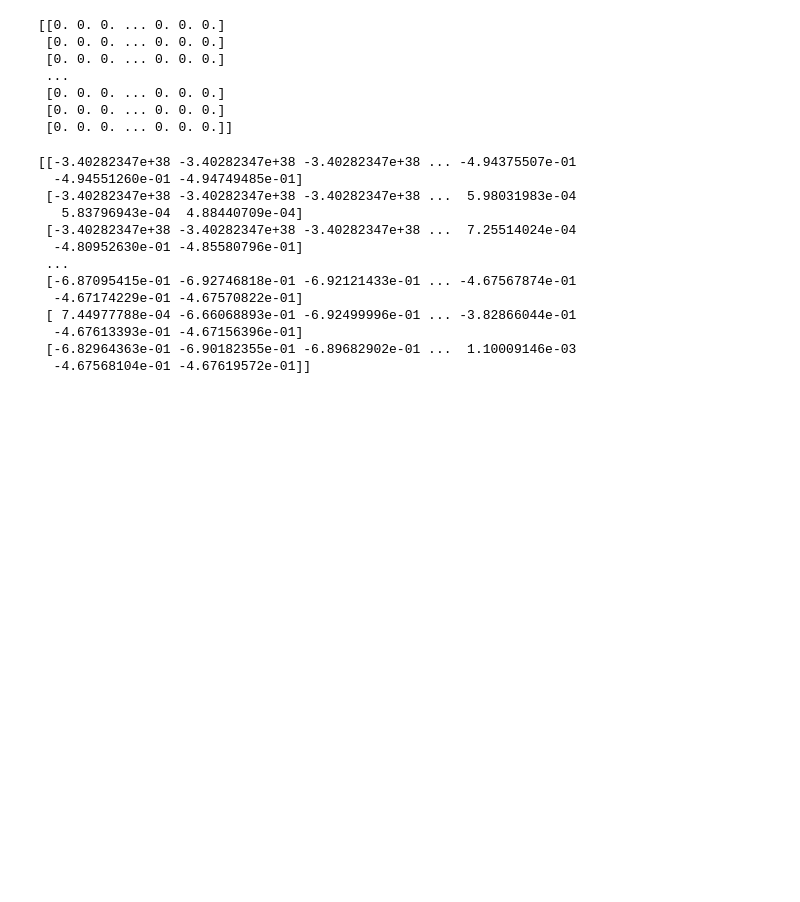
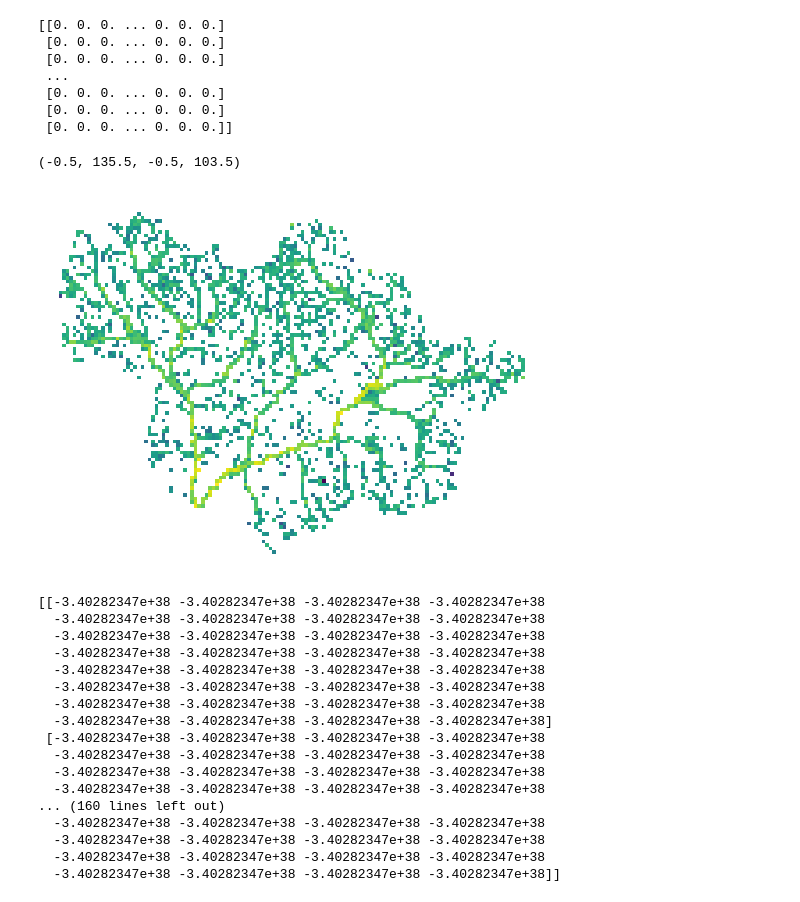
Before and after one commit to nathankang727/deep-image-prior, a Jupyter notebook: data_loading.ipynb, the cells around one changed output. Saved outputs shown, nothing was run; the diff lists cells and outputs as text; code cells hidden in the pictures; blank space fills up the shorter version.

```diff
--- a/data_loading.ipynb
+++ b/data_loading.ipynb
@@ -36,27 +31,35 @@ print(mask_data)
  [0. 0. 0. ... 0. 0. 0.]
  [0. 0. 0. ... 0. 0. 0.]
  [0. 0. 0. ... 0. 0. 0.]]
+# %%
+label_data_500 = np.load("/scratch/network/For_Nathan/label_data_500m.npy")
+label_data_500[label_data_500 < 0] = 0
+plt.imshow(label_data_500, norm=matplotlib.colors.LogNorm(), origin="lower")
+plt.axis('off')
+plt.savefig("label_500x500.png", bbox_inches="tight")
+plt.close()
+# %% [output]
+(-0.5, 135.5, -0.5, 103.5)
+[figure, added]
 # %%
-label_data = np.load("/scratch/network/For_Nathan/label_data.npy")
-
-imin = 200
-imax = 420
-jmin = 100
-jmax = 420
-
-subset2 = label_data[imin:imax, jmin:jmax]
-print(subset2)
+label_data_100 = np.load("/scratch/network/For_Nathan/label_data.npy")
+subset_label_100 = label_data_100[imin:imax, jmin:jmax]
+print(subset_label_100)
 # %% [output]
-[[-3.40282347e+38 -3.40282347e+38 -3.40282347e+38 ... -4.94375507e-01
-  -4.94551260e-01 -4.94749485e-01]
- [-3.40282347e+38 -3.40282347e+38 -3.40282347e+38 ...  5.98031983e-04
-   5.83796943e-04  4.88440709e-04]
- [-3.40282347e+38 -3.40282347e+38 -3.40282347e+38 ...  7.25514024e-04
-  -4.80952630e-01 -4.85580796e-01]
- ...
- [-6.87095415e-01 -6.92746818e-01 -6.92121433e-01 ... -4.67567874e-01
-  -4.67174229e-01 -4.67570822e-01]
- [ 7.44977788e-04 -6.66068893e-01 -6.92499996e-01 ... -3.82866044e-01
-  -4.67613393e-01 -4.67156396e-01]
- [-6.82964363e-01 -6.90182355e-01 -6.89682902e-01 ...  1.10009146e-03
-  -4.67568104e-01 -4.67619572e-01]]
+[[-3.40282347e+38 -3.40282347e+38 -3.40282347e+38 -3.40282347e+38
+  -3.40282347e+38 -3.40282347e+38 -3.40282347e+38 -3.40282347e+38
+  -3.40282347e+38 -3.40282347e+38 -3.40282347e+38 -3.40282347e+38
+  -3.40282347e+38 -3.40282347e+38 -3.40282347e+38 -3.40282347e+38
+  -3.40282347e+38 -3.40282347e+38 -3.40282347e+38 -3.40282347e+38
+  -3.40282347e+38 -3.40282347e+38 -3.40282347e+38 -3.40282347e+38
+  -3.40282347e+38 -3.40282347e+38 -3.40282347e+38 -3.40282347e+38
+  -3.40282347e+38 -3.40282347e+38 -3.40282347e+38 -3.40282347e+38]
+ [-3.40282347e+38 -3.40282347e+38 -3.40282347e+38 -3.40282347e+38
+  -3.40282347e+38 -3.40282347e+38 -3.40282347e+38 -3.40282347e+38
+  -3.40282347e+38 -3.40282347e+38 -3.40282347e+38 -3.40282347e+38
+  -3.40282347e+38 -3.40282347e+38 -3.40282347e+38 -3.40282347e+38
+... (160 lines left out)
+  -3.40282347e+38 -3.40282347e+38 -3.40282347e+38 -3.40282347e+38
+  -3.40282347e+38 -3.40282347e+38 -3.40282347e+38 -3.40282347e+38
+  -3.40282347e+38 -3.40282347e+38 -3.40282347e+38 -3.40282347e+38
+  -3.40282347e+38 -3.40282347e+38 -3.40282347e+38 -3.40282347e+38]]
```
Also changed, not shown: parts of 2 cells of this notebook, 16 other files.
